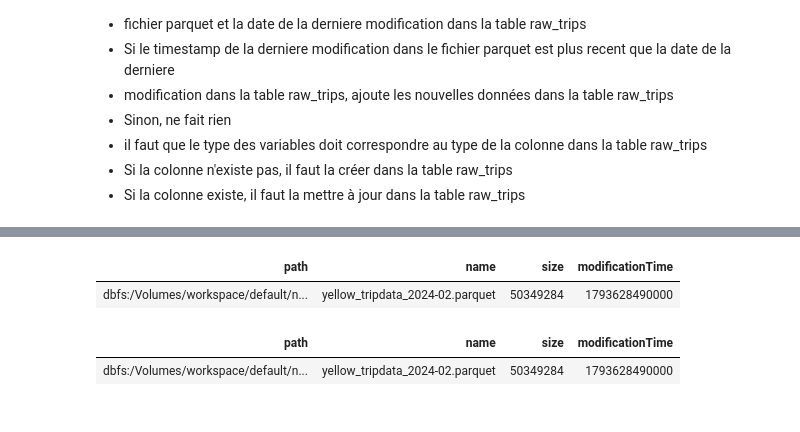
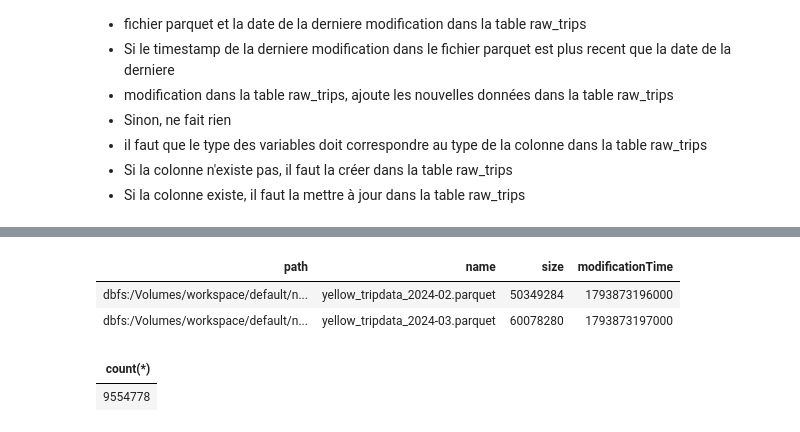
Before and after one commit to DIARA/fan_diarra, a Jupyter notebook: Bronze_Layer.ipynb, the cells around one changed output, grey strips where cells are left out. Drawn from its saved outputs; the diff is of its cells as text; code cells hidden in the pictures.

Commit message:
Delta Silver layer

```diff
--- a/Bronze_Layer.ipynb
+++ b/Bronze_Layer.ipynb
@@ -84,41 +127,40 @@ schema = StructType([
 
 # 2. Dossier source
 source_folder = "/Volumes/workspace/default/nyc_taxi/bronze_data/"
+filePath = source_folder + "*.parquet"
 archive_folder = source_folder + "archive/run_" + datetime.datetime.now().strftime("%Y%m%d%H%M%S") +"/"
 
-# 3. Fichier parquet à lire dans la source_folder
-filePath = source_folder + "*.parquet"
+# 3. Lister les fichiers parquet
 
-# 4. Lister les fichiers parquets qui sont dans le dossier source_folder
 files = [f for f in dbutils.fs.ls(source_folder) if f.name.endswith(".parquet")]
 
-# 5. si lire la liste files si elle n'est pas vide avec le schema forcé
-
 if files:
+        # 4.  Lire les fichiers avec schéma forcé
         df = spark.read.schema(schema).parquet(filePath)
-        # 1. Affichage du dataframe df
+        #  Affichage du dataframe df
         df.show()
-        # 2. Ajouter une colonne d'ingestion timestamp plus une colonne nom de fichier
+        # 5. Ajouter une colonne d'ingestion timestamp + une colonne nom de fichier
         df = df.withColumn("ingestion_timetamp", current_timestamp()) \
             .withColumn("file_name", substring_index(col("_metadata.file_path"),"/", -1))
        #---------------------------
-       # 3. calcule le nombre de ligne du fichier
+       # 6. calcule le nombre de ligne du fichier
        #-----------------------------
-       # 3.1 nombre de ligne dans la dataframe à ingérer
+       # Nombre de ligne dans la dataframe à ingérer
         new_rows_count = df.count()
         df.show()
-        # 3.2 verifier si la table parquet existe et compter son nombre de ligne existante
+        # Vrifier si la table existe dans le catalogue Spark et compter le nombre de lignes existantes dans cette table.
         if "raw_trips" in [t.name for t in spark.catalog.listTables("bronze_db")]:
                 existing_rows_count = spark.table("raw_trips").count()
         else:
                 existing_rows_count = 0
-        # 3.3 Affichage des nombres de lignes
+        # Affichage des informations
         print(f"Nombre de lignes à ingérer: {new_rows_count}")
         print(f"Nombre de lignes existantes dans la tables: {existing_rows_count}")
 
-        # 4. Sauvegarde des données dans la tables Delta
+        # 7. Sauvegarde des données dans une table Delta
         df.write.format("delta").mode("append").option("mergeSchema", True).saveAsTable("raw_trips")
-        # 5. Contrôle de cohérence des nombres  de lignes
+
+        # 8. Contrôle de cohérence des nombres  de lignes
         final_rows_count = spark.table("raw_trips").count()
         expected_rows = existing_rows_count + new_rows_count
 
@@ -126,23 +168,19 @@ if files:
                 raise Exception(f"Le contrôle de cohérence à échoué:Le nombre de lignes dans la table final {final_rows_count} ne correspond pas aux nombres de lignes attendues {expected_rows}")
         else:
                 print(f"Le contrôle de cohérence réussi:Le nombre de lignes dans la table final {final_rows_count} est égal aux nombres de lignes attendues {expected_rows}")
-        # 5. Archibage des fichiers parquets traités
+
+        # 9. Archiver les fichiers parquets traités
         archive_folder = source_folder + "archive/run_" + datetime.datetime.now().strftime("%Y%m%d%H%M%S") +"/"
 
-        # Déplacer les fichiers parquets traiter dans le dossier archive_folder
-        # Affichage du nom des fichiers
         for f in files:
                 # deplace vers le répertoire archive
                 dbutils.fs.mv(f.path, archive_folder + f.name)
                 # Afficher la liste des fichiers archivés
                 print(f"{len(files)}les fichiers ingérés et archivés dans{archive_folder}")
+
         # Afficher le contenu du dossier archive
         display(dbutils.fs.ls(archive_folder))
 
-        # Afficher le contenu du dossier source_folder
-        display(
-        dbutils.fs.ls(archive_folder) )
-
 else:
         print("Aucun fichier parquet trouvé dans le dossier source, il n'ya rien à ingérer")
 # %% [output]
@@ -166,7 +204,13 @@ Le contrôle de cohérence réussi:Le nombre de lignes dans la table final 30075
 | path | name | size | modificationTime |
-| dbfs:/Volumes/workspace/default/n... | yellow_tripdata_2024-02.parquet | 50349284 | 1793628490000 |
+| dbfs:/Volumes/workspace/default/n... | yellow_tripdata_2024-02.parquet | 50349284 | 1793873196000 |
+| dbfs:/Volumes/workspace/default/n... | yellow_tripdata_2024-03.parquet | 60078280 | 1793873197000 |
-| path | name | size | modificationTime |
-| dbfs:/Volumes/workspace/default/n... | yellow_tripdata_2024-02.parquet | 50349284 | 1793628490000 |
+# %%
+%sql
+SELECT count(*)
+FROM raw_trips;
+# %% [output]
+| count(*) |
+| 9554778 |
 # %%
 %sql
 -- Affichage de la table raw_trips
```
Also changed, not shown: parts of 11 cells of this notebook, 1 other file.
